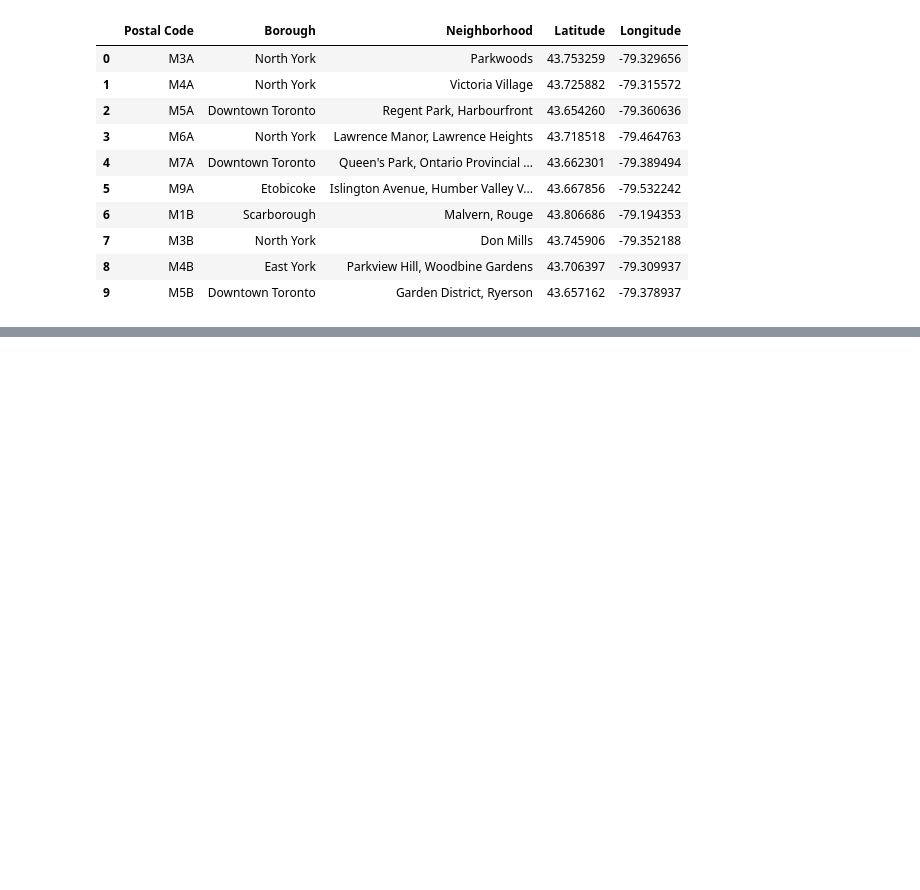
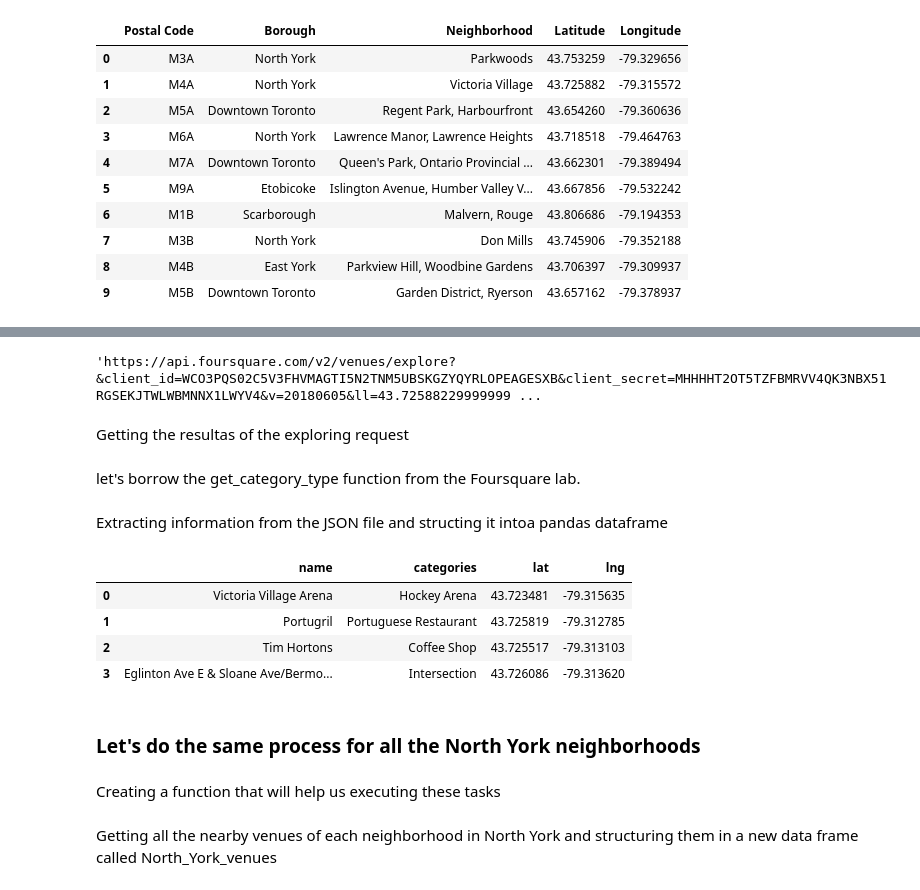
Before and after one commit to Desperados113/Created-on-IBM-plateforme, a Jupyter notebook: Capstone Project Course Assignment.ipynb, the cells around one changed output, grey strips where cells are left out. Saved outputs shown, nothing was run; the diff lists cells and outputs as text; code cells hidden in the pictures; blank space fills up the shorter version.

```diff
--- a/Capstone Project Course Assignment.ipynb
+++ b/Capstone Project Course Assignment.ipynb
@@ -123,0 +208,16 @@ Shape of the data frame :  (103, 5)
+# %%
+LIMIT = 80 # limit of number of venues returned by Foursquare API
+radius = 400 # define radius
+url = 'https://api.foursquare.com/v2/venues/explore?&client_id={}&client_secret={}&v={}&ll={},{}&radius={}&limit={}'.format(
+    CLIENT_ID,
+    CLIENT_SECRET,
+    VERSION,
+    neighborhood_latitude,
+    neighborhood_longitude,
+    radius,
+    LIMIT)
+url # display URL
+# %% [output]
+'https://api.foursquare.com/v2/venues/explore?&client_id=WCO3PQS02C5V3FHVMAGTI5N2TNM5UBSKGZYQYRLOPEAGESXB&client_secret=MHHHHT2OT5TZFBMRVV4QK3NBX51RGSEKJTWLWBMNNX1LWYV4&v=20180605&ll=43.72588229999999 ...
+# %% [markdown]
+Getting the resultas of the exploring request
@@ -123,0 +226,2 @@ Shape of the data frame :  (103, 5)
+# %% [markdown]
+let's borrow the get_category_type function from the Foursquare lab.
@@ -123,0 +240,30 @@ Shape of the data frame :  (103, 5)
+# %% [markdown]
+Extracting information from the JSON file and structing it intoa pandas dataframe
+# %%
+from pandas.io.json import json_normalize # tranform JSON file into a pandas dataframe
+
+venues = results['response']['groups'][0]['items']
+
+nearby_venues = json_normalize(venues) # flatten JSON
+
+# filter columns
+filtered_columns = ['venue.name', 'venue.categories', 'venue.location.lat', 'venue.location.lng']
+nearby_venues =nearby_venues.loc[:, filtered_columns]
+
+# filter the category for each row
+nearby_venues['venue.categories'] = nearby_venues.apply(get_category_type, axis=1)
+
+# clean columns
+nearby_venues.columns = [col.split(".")[-1] for col in nearby_venues.columns]
+
+nearby_venues.head()
+# %% [output]
+|  | name | categories | lat | lng |
+| 0 | Victoria Village Arena | Hockey Arena | 43.723481 | -79.315635 |
+| 1 | Portugril | Portuguese Restaurant | 43.725819 | -79.312785 |
+| 2 | Tim Hortons | Coffee Shop | 43.725517 | -79.313103 |
+| 3 | Eglinton Ave E & Sloane Ave/Bermo... | Intersection | 43.726086 | -79.313620 |
+# %% [markdown]
+### Let's do the same process for all the North York neighborhoods
+# %% [markdown]
+Creating a function that will help us executing these tasks
@@ -123,0 +310,2 @@ Shape of the data frame :  (103, 5)
+# %% [markdown]
+Getting all the nearby venues of each neighborhood in North York and structuring them in a new data frame called North_York_venues
```
Also changed, not shown: parts of 30 cells of this notebook.
